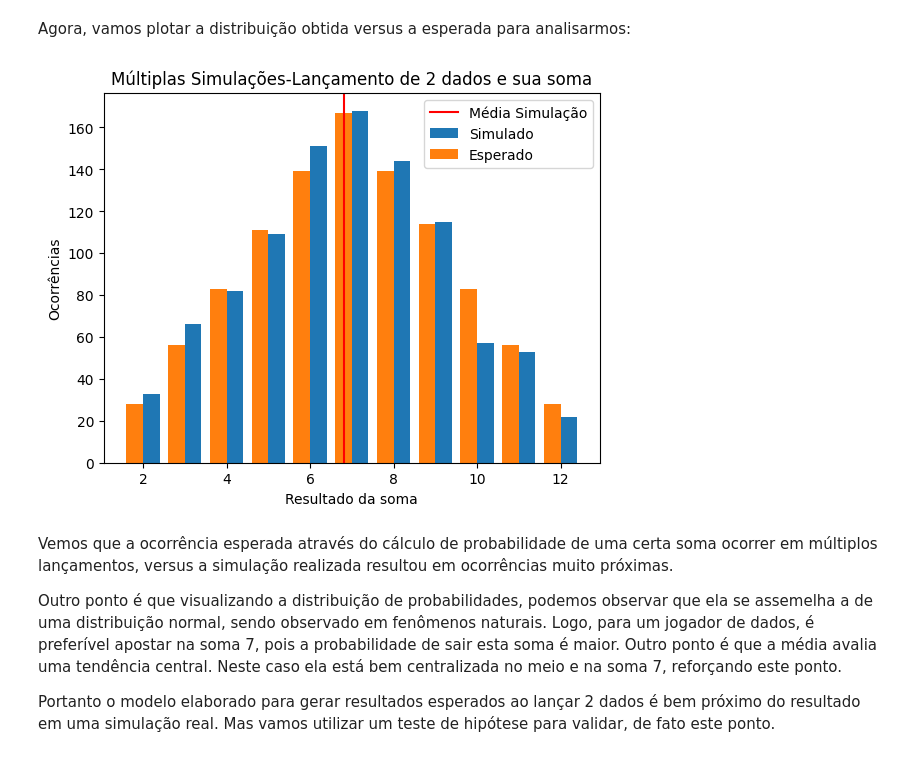
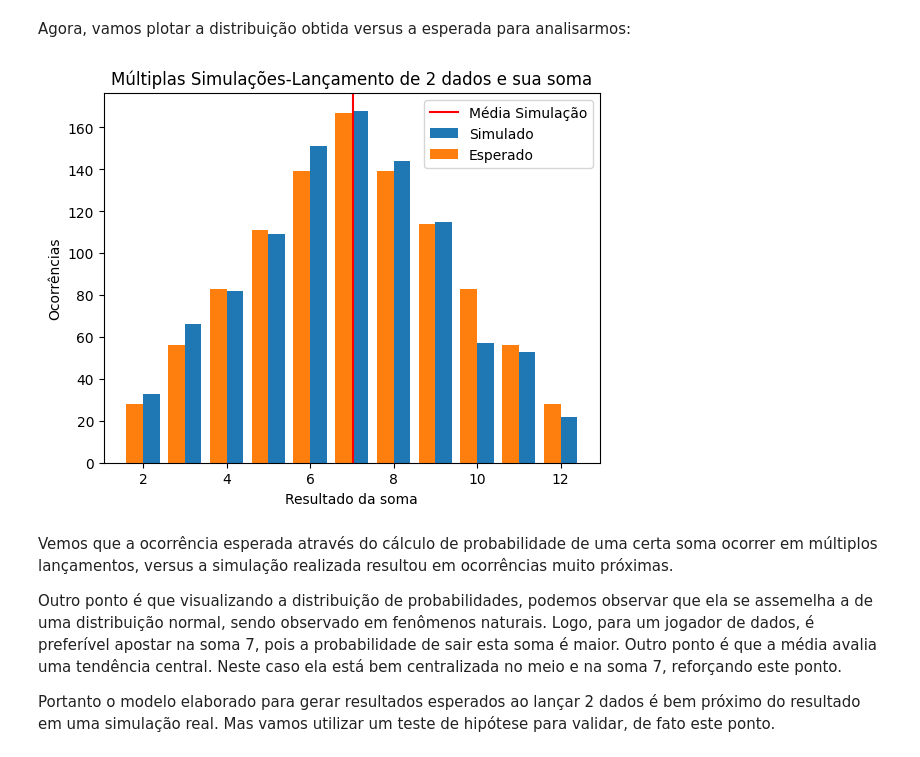
Before and after one commit to manusaleal/Simulacao_Dados, a Jupyter notebook: Mini_Projeto.ipynb, the cells around one changed output. Cells and saved outputs as stored; diff of their text form; code cells hidden in the pictures.

```diff
--- a/Mini_Projeto.ipynb
+++ b/Mini_Projeto.ipynb
@@ -129,23 +129,23 @@ Agora, vamos plotar a distribuição obtida versus a esperada para analisarmos:
 # %%
 import matplotlib.pyplot as plt
 
 #Visualizando a distribuição de probabilidades
 
 #passando as chaves para array para poder deslocar o eixo x e plotar barras
 #agrupadas
 chave1=np.array(list(dictlancamentos.keys()))
 chave2=np.array(list(dict_res_esperado.keys()))
 
 plt.bar(chave1+ 0.2, dictlancamentos.values(),0.4,label = 'Simulado')
-plt.axvline(x=media, color='red', label='Média Simulação')
+plt.axvline(x=media+0.2, color='red', label='Média Simulação')
 plt.bar(chave2- 0.2, dict_res_esperado.values(),0.4,label = 'Esperado')
 plt.xlabel('Resultado da soma')
 plt.ylabel('Ocorrências')
 plt.legend()
 plt.title('Múltiplas Simulações-Lançamento de 2 dados e sua soma')
 plt.show ()
 # %% [output]
-[figure, old version]
+[figure, new version]
 # %% [markdown]
 Vemos que a ocorrência esperada através do cálculo de probabilidade de uma certa soma ocorrer em múltiplos lançamentos, versus a simulação realizada resultou em ocorrências muito próximas.
 
```
